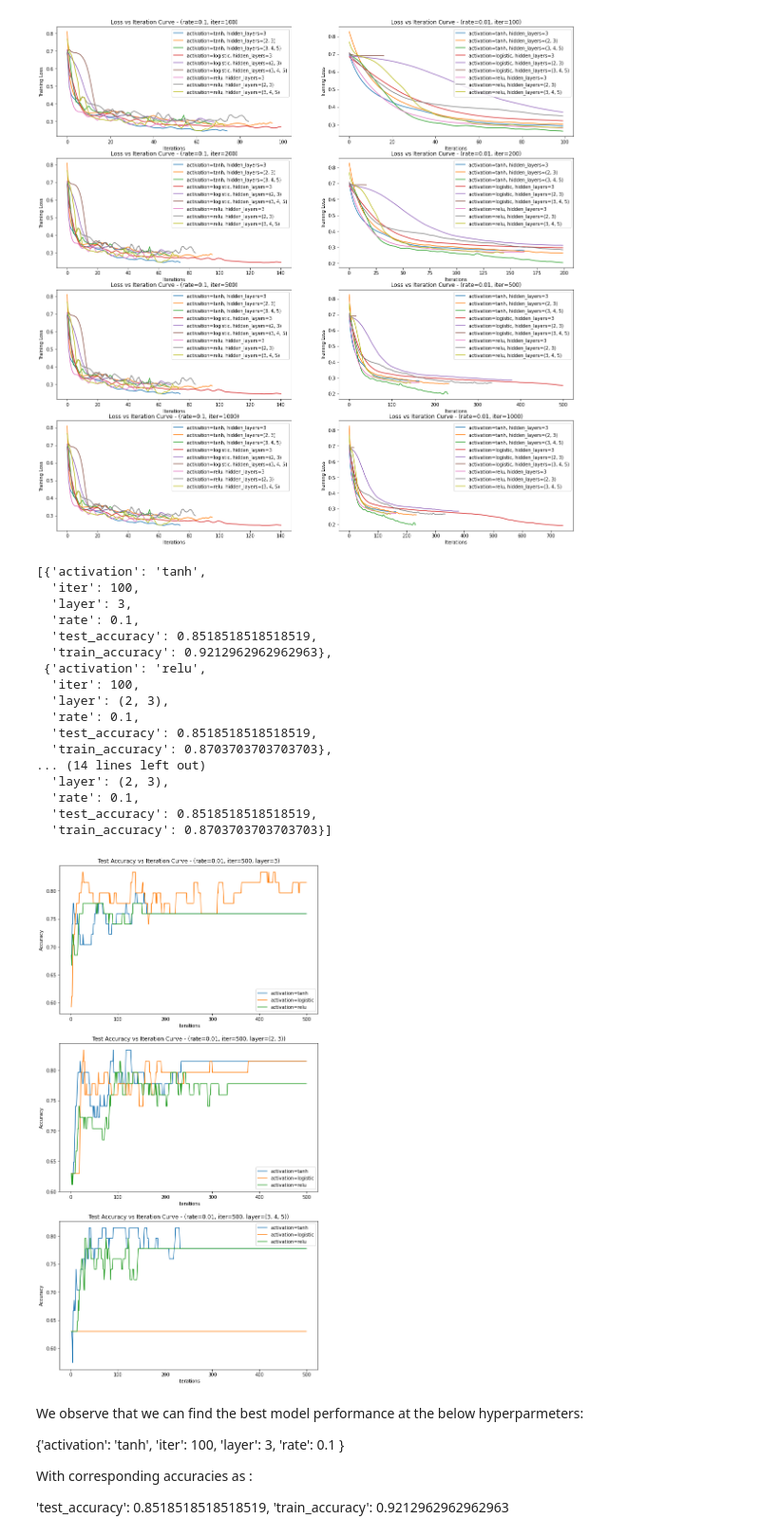
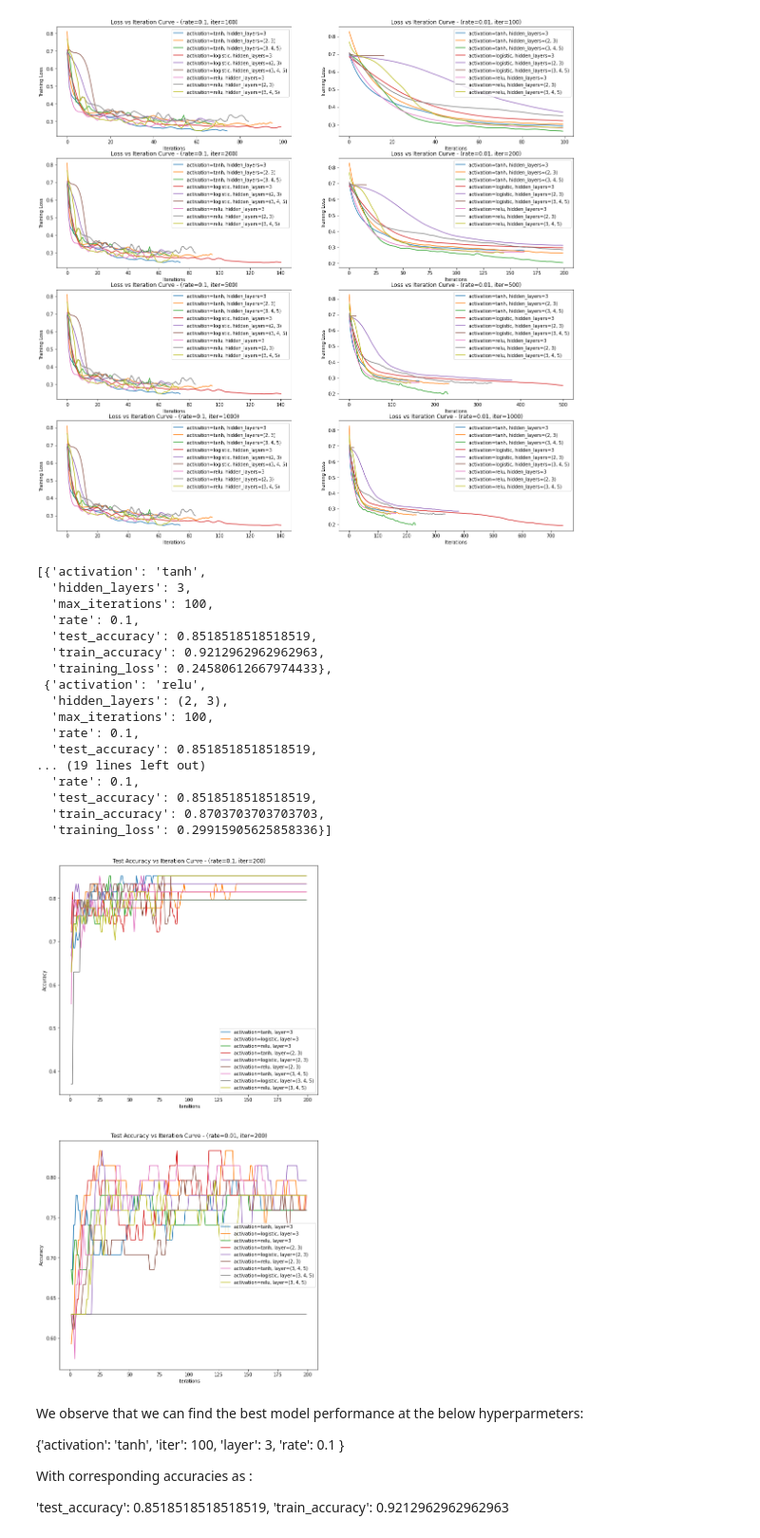
Before and after one commit to NeeteshDadwariya/CS6375, a Jupyter notebook: assignments/assignment2/notebook.ipynb, the cells around one changed output. Shown at 95% size. Saved outputs shown, nothing was run; the diff lists cells and outputs as text; code cells hidden in the pictures.

```diff
--- a/assignments/assignment2/notebook.ipynb
+++ b/assignments/assignment2/notebook.ipynb
@@ -44,6 +44,9 @@ class NeuralNetwork:
 
     #Check for duplicates values
     self.print_df('Duplicate Values:', self.df.duplicated().sum())
+
+    self.df.drop_duplicates()
+    self.df.dropna()
 
     return self.df
 
@@ -266,7 +269,7 @@ X_test = network.scale_data(X_test, is_train=False)
 learning_rate = 0.1
 activation = 'tanh'
 iterations = 100
-hidden_layers = [4, 2]
+hidden_layers = (3)
 # %%
 #Training and evaluating model
 mlp, train_accuracy, test_accuracy = network.train_evaluate(
@@ -321,6 +324,7 @@ plt.figure(figsize=(20,20))
 
 i = 0
 model_params = []
+
 for iter in iterations:
   for rate in learning_rates:
 
@@ -338,11 +342,13 @@ for iter in iterations:
         model_params.append({
             'rate': rate,
             'activation': act_fun,
-            'iter': iter,
-            'layer': layer,
+            'max_iterations': iter,
+            'hidden_layers': layer,
+            'training_loss': mlp.loss_,
             'train_accuracy': train_accuracy,
             'test_accuracy': test_accuracy
         });
+
         label="activation={}, hidden_layers={}".format(act_fun, layer)
         plt.plot(mlp.loss_curve_, label=label)
 
@@ -357,55 +363,56 @@ for iter in iterations:
 sorted(model_params,key=lambda x: x['test_accuracy'], reverse=True)[:5]
 # %% [output]
 [{'activation': 'tanh',
-  'iter': 100,
-  'layer': 3,
+  'hidden_layers': 3,
+  'max_iterations': 100,
   'rate': 0.1,
   'test_accuracy': 0.8518518518518519,
-  'train_accuracy': 0.9212962962962963},
+  'train_accuracy': 0.9212962962962963,
+  'training_loss': 0.24580612667974433},
  {'activation': 'relu',
-  'iter': 100,
-  'layer': (2, 3),
+  'hidden_layers': (2, 3),
+  'max_iterations': 100,
   'rate': 0.1,
   'test_accuracy': 0.8518518518518519,
-  'train_accuracy': 0.8703703703703703},
-... (14 lines left out)
-  'layer': (2, 3),
+... (19 lines left out)
   'rate': 0.1,
   'test_accuracy': 0.8518518518518519,
-  'train_accuracy': 0.8703703703703703}]
+  'train_accuracy': 0.8703703703703703,
+  'training_loss': 0.29915905625858336}]
 # %%
 plt.figure(figsize=(10,20))
 
-max_epoch = 500
-rate=0.01
+max_epoch = 200
 i = 0
-for layer in hidden_layers:
+j=0
+for rate in learning_rates:
   i+=1
-  plt.subplot(len(hidden_layers),1, i)
-  for act_fun in activations:
+  plt.subplot(len(learning_rates),1, i)
+  for layer in hidden_layers:
+    for act_fun in activations:
 
-    epochs = []
-    accuracies = []
+      epochs = []
+      accuracies = []
 
-    for epoch in range(1,max_epoch):
-      mlp, train_accuracy, test_accuracy = network.train_evaluate(
-        X_train, X_test, y_train, y_test,
-        layer, act_fun, rate, epoch,
-        logs=False
-      );
+      for epoch in range(1,max_epoch):
+        mlp, train_accuracy, test_accuracy = network.train_evaluate(
+          X_train, X_test, y_train, y_test,
+          layer, act_fun, rate, epoch,
+          logs=False
+        );
 
-      epochs.append(epoch)
-      accuracies.append(test_accuracy)
+        epochs.append(epoch)
+        accuracies.append(test_accuracy)
 
-    label="activation={}".format(act_fun)
-    plt.plot(epochs, accuracies, label=label)
+      label="activation={}, layer={}".format(act_fun, layer)
+      plt.plot(epochs, accuracies, label=label)
 
   plt.legend()
-  plt.title("Test Accuracy vs Iteration Curve - (rate={}, iter={}, layer={})".format(rate, max_epoch, layer))
+  plt.title("Test Accuracy vs Iteration Curve - (rate={}, iter={})".format(rate, max_epoch, layer))
   plt.xlabel("Iterations")
   plt.ylabel("Accuracy")
 # %% [output]
-[figure, old version]
+[figure, new version]
 # %% [markdown]
 We observe that we can find the best model performance at the below hyperparmeters:
 
```
Also changed, not shown: parts of 4 cells of this notebook.
